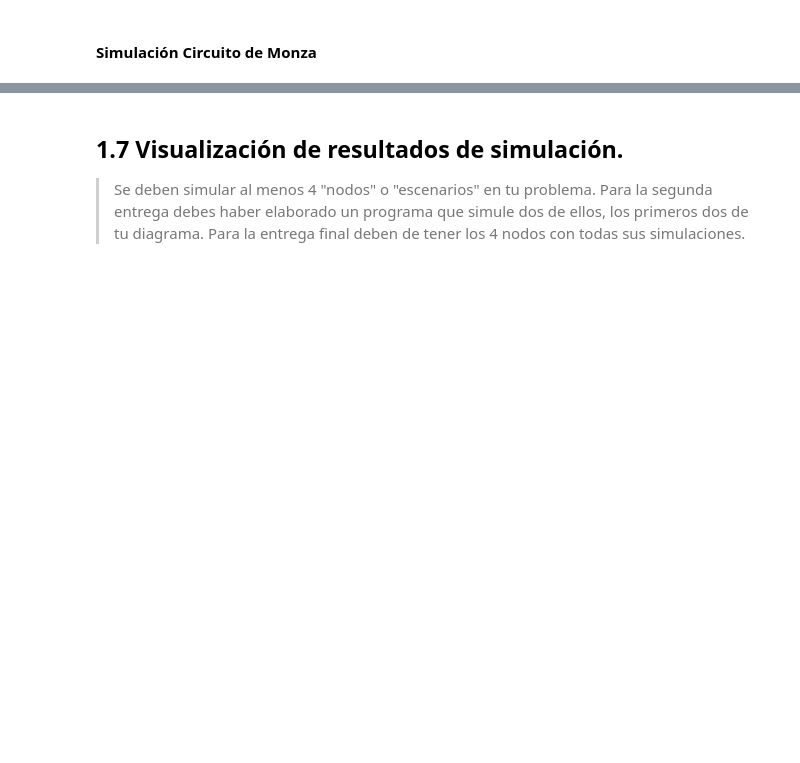
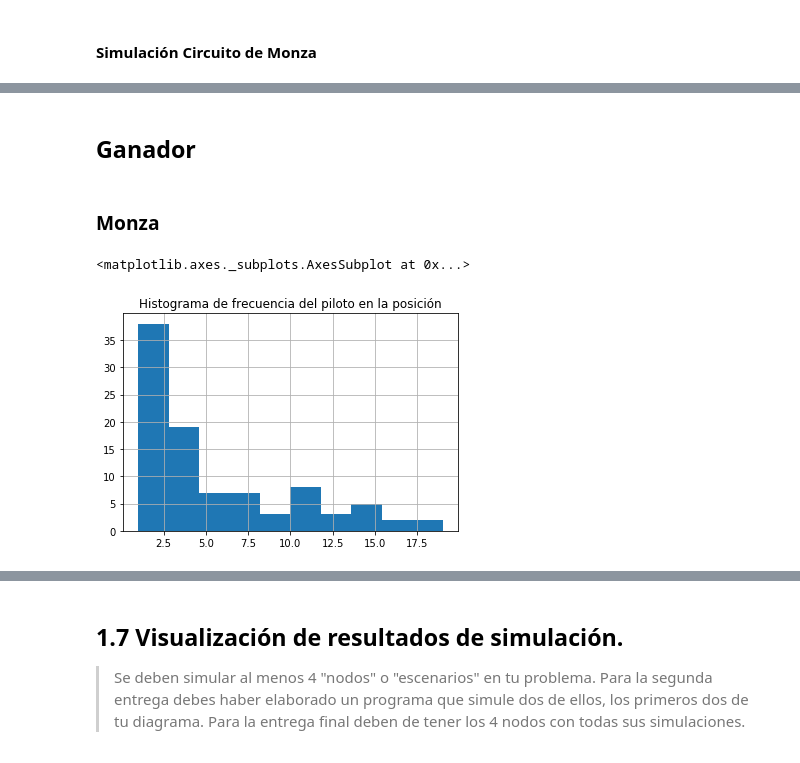
Before and after one commit to carolanb/Proyecto_modulo1, a Jupyter notebook: GuiaProyectoActual.ipynb, the cells around one changed output, grey strips where cells are left out. Cells and saved outputs as stored; diff of their text form; code cells hidden in the pictures; blank space fills up the shorter version.

```diff
--- a/GuiaProyectoActual.ipynb
+++ b/GuiaProyectoActual.ipynb
@@ -530,0 +501,2 @@ hist(sim_dt_monza,'Tiempo Simulado','LapTime simulado en GP de Monza',100)
+# %% [markdown]
+## Ganador
@@ -530,0 +522,2 @@ hist(sim_dt_monza,'Tiempo Simulado','LapTime simulado en GP de Monza',100)
+# %% [markdown]
+### Monza
@@ -530,0 +526,6 @@ hist(sim_dt_monza,'Tiempo Simulado','LapTime simulado en GP de Monza',100)
+# %%
+plt.title('Histograma de frecuencia del piloto en la posición')
+Monza_GP.groupby(['driverId','carPosition'])['GP'].count().hist()
+# %% [output]
+<matplotlib.axes._subplots.AxesSubplot at 0x...>
+[figure, added]
```
Also changed, not shown: parts of 63 cells of this notebook, 5 other files.
